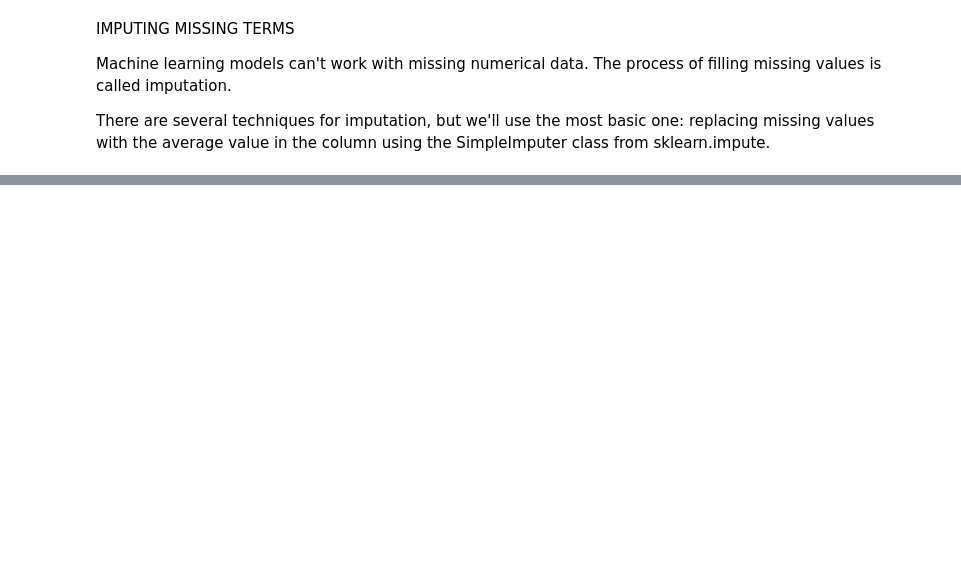
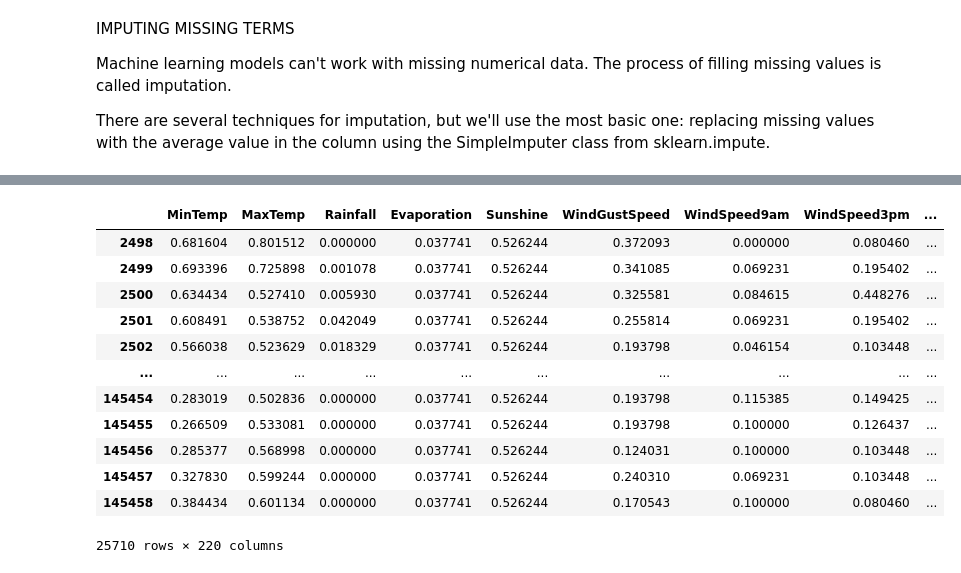
Before and after one commit to toRK25/Logistic-regression, a Jupyter notebook: pakoda.ipynb, the cells around one changed output, grey strips where cells are left out. Cells and saved outputs as stored; diff of their text form; code cells hidden in the pictures; blank space fills up the shorter version.

```diff
--- a/pakoda.ipynb
+++ b/pakoda.ipynb
@@ -161,0 +221,32 @@ There are several techniques for imputation, but we'll use the most basic one: r
+# %%
+# Get feature names for the encoded columns
+encoded_cols = list(encoder.fit(train_inputs[categorical_cols]).get_feature_names_out(categorical_cols))
+
+# Transform categorical data to one-hot encoded arrays
+train_encoded = encoder.transform(train_inputs[categorical_cols])
+val_encoded = encoder.transform(val_inputs[categorical_cols])
+test_encoded = encoder.transform(test_inputs[categorical_cols])
+
+# Create DataFrames from the encoded arrays
+train_encoded_df = pd.DataFrame(train_encoded, columns=encoded_cols, index=train_inputs.index)
+val_encoded_df = pd.DataFrame(val_encoded, columns=encoded_cols, index=val_inputs.index)
+test_encoded_df = pd.DataFrame(test_encoded, columns=encoded_cols, index=test_inputs.index)
+
+# Use pd.concat to efficiently combine the DataFrames
+train_inputs = pd.concat([train_inputs, train_encoded_df], axis=1)
+val_inputs = pd.concat([val_inputs, val_encoded_df], axis=1)
+test_inputs = pd.concat([test_inputs, test_encoded_df], axis=1)
+# %%
+# Remove the original categorical columns since they're now encoded
+train_inputs = train_inputs.drop(columns=categorical_cols)
+val_inputs = val_inputs.drop(columns=categorical_cols)
+test_inputs = test_inputs.drop(columns=categorical_cols)
+
+print("Final dataset shapes:")
+print(f"Train inputs: {train_inputs.shape}")
+print(f"Validation inputs: {val_inputs.shape}")
+print(f"Test inputs: {test_inputs.shape}")
+
+print(f"\nNumber of features: {train_inputs.shape[1]}")
+print(f"Numeric features: {len(numeric_cols)}")
+print(f"Encoded categorical features: {len(encoded_cols)}")
@@ -161,0 +262,16 @@ There are several techniques for imputation, but we'll use the most basic one: r
+# %%
+test_inputs
+# %% [output]
+|  | MinTemp | MaxTemp | Rainfall | Evaporation | Sunshine | WindGustSpeed | WindSpeed9am | WindSpeed3pm | ... |
+| 2498 | 0.681604 | 0.801512 | 0.000000 | 0.037741 | 0.526244 | 0.372093 | 0.000000 | 0.080460 | ... |
+| 2499 | 0.693396 | 0.725898 | 0.001078 | 0.037741 | 0.526244 | 0.341085 | 0.069231 | 0.195402 | ... |
+| 2500 | 0.634434 | 0.527410 | 0.005930 | 0.037741 | 0.526244 | 0.325581 | 0.084615 | 0.448276 | ... |
+| 2501 | 0.608491 | 0.538752 | 0.042049 | 0.037741 | 0.526244 | 0.255814 | 0.069231 | 0.195402 | ... |
+| 2502 | 0.566038 | 0.523629 | 0.018329 | 0.037741 | 0.526244 | 0.193798 | 0.046154 | 0.103448 | ... |
+| ... | ... | ... | ... | ... | ... | ... | ... | ... | ... |
+| 145454 | 0.283019 | 0.502836 | 0.000000 | 0.037741 | 0.526244 | 0.193798 | 0.115385 | 0.149425 | ... |
+| 145455 | 0.266509 | 0.533081 | 0.000000 | 0.037741 | 0.526244 | 0.193798 | 0.100000 | 0.126437 | ... |
+| 145456 | 0.285377 | 0.568998 | 0.000000 | 0.037741 | 0.526244 | 0.124031 | 0.100000 | 0.103448 | ... |
+| 145457 | 0.327830 | 0.599244 | 0.000000 | 0.037741 | 0.526244 | 0.240310 | 0.069231 | 0.103448 | ... |
+| 145458 | 0.384434 | 0.601134 | 0.000000 | 0.037741 | 0.526244 | 0.170543 | 0.100000 | 0.080460 | ... |
+25710 rows × 220 columns
```
Also changed, not shown: parts of 20 cells of this notebook, 1 other file.
